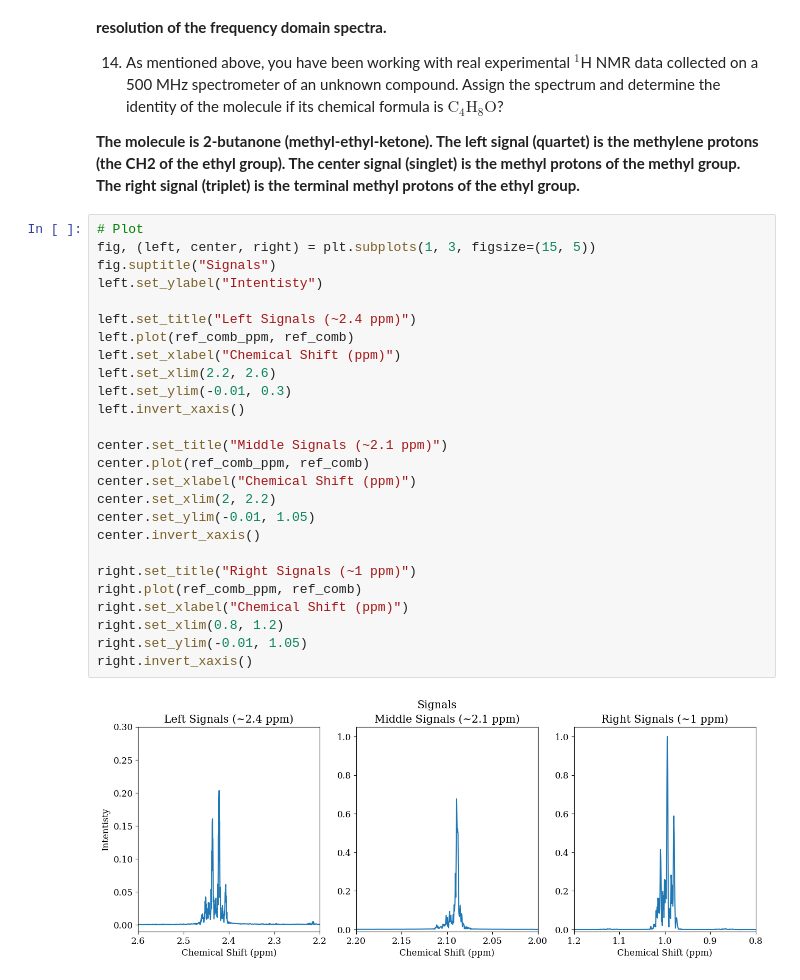
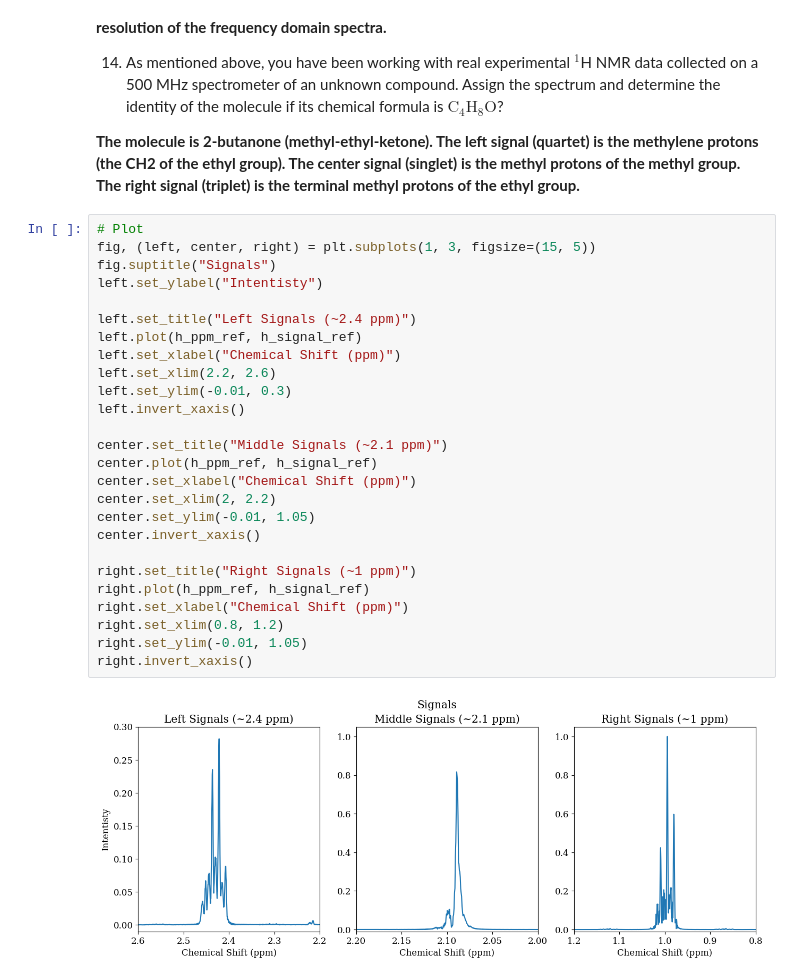
Before and after one commit to ajdominic/FourierTransforms, a Jupyter notebook: keys/Activity_3_Key.ipynb, the cells around one changed output. Drawn from its saved outputs; the diff is of its cells as text.

```diff
--- a/keys/Activity_3_Key.ipynb
+++ b/keys/Activity_3_Key.ipynb
@@ -543,28 +549,28 @@ right.invert_xaxis()
 # %%
 # Plot
 fig, (left, center, right) = plt.subplots(1, 3, figsize=(15, 5))
 fig.suptitle("Signals")
 left.set_ylabel("Intentisty")
 
 left.set_title("Left Signals (~2.4 ppm)")
-left.plot(ref_comb_ppm, ref_comb)
+left.plot(h_ppm_ref, h_signal_ref)
 left.set_xlabel("Chemical Shift (ppm)")
 left.set_xlim(2.2, 2.6)
 left.set_ylim(-0.01, 0.3)
 left.invert_xaxis()
 
 center.set_title("Middle Signals (~2.1 ppm)")
-center.plot(ref_comb_ppm, ref_comb)
+center.plot(h_ppm_ref, h_signal_ref)
 center.set_xlabel("Chemical Shift (ppm)")
 center.set_xlim(2, 2.2)
 center.set_ylim(-0.01, 1.05)
 center.invert_xaxis()
 
 right.set_title("Right Signals (~1 ppm)")
-right.plot(ref_comb_ppm, ref_comb)
+right.plot(h_ppm_ref, h_signal_ref)
 right.set_xlabel("Chemical Shift (ppm)")
 right.set_xlim(0.8, 1.2)
 right.set_ylim(-0.01, 1.05)
 right.invert_xaxis()
 # %% [output]
-[figure, old version]
+[figure, new version]
```
Also changed, not shown: parts of 13 cells of this notebook, 1 other file.
